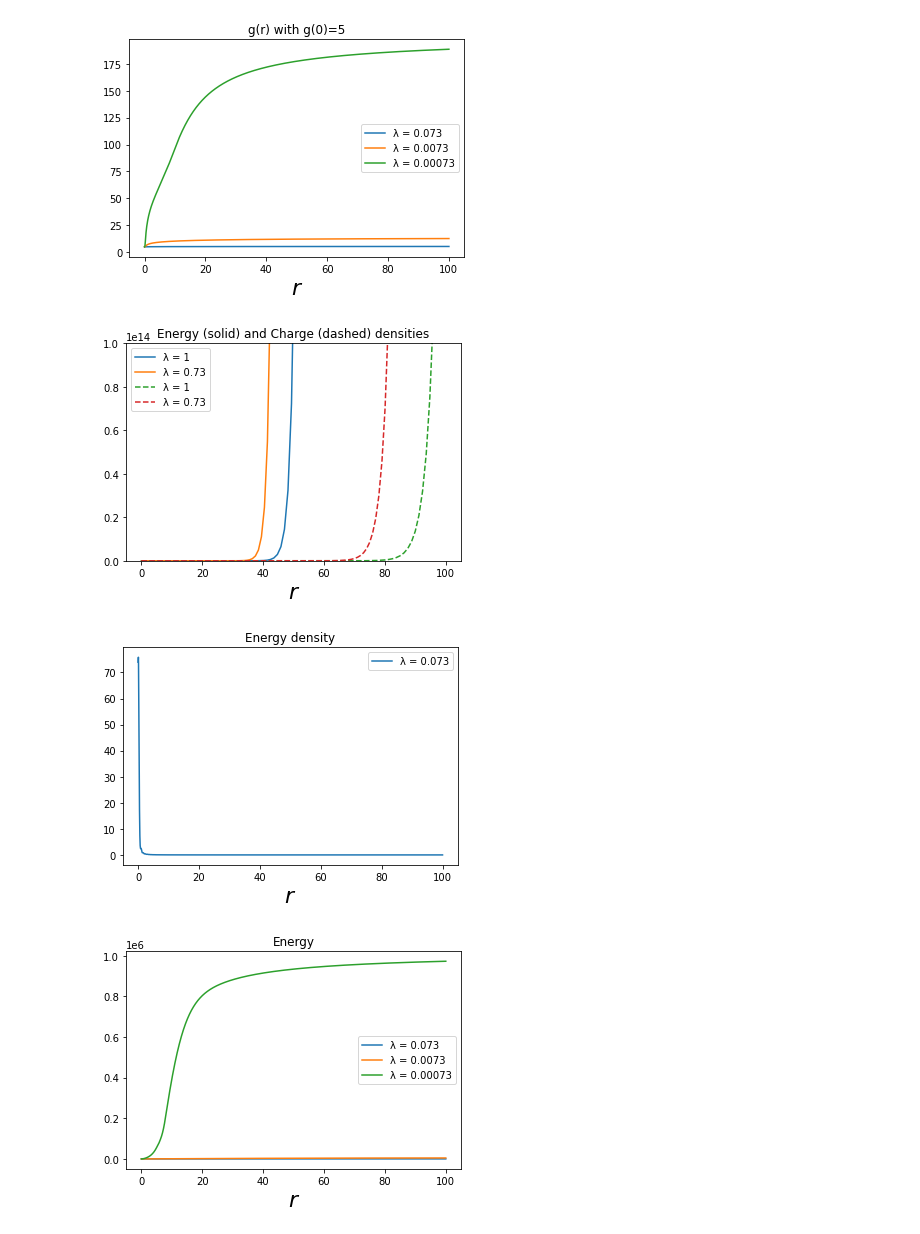
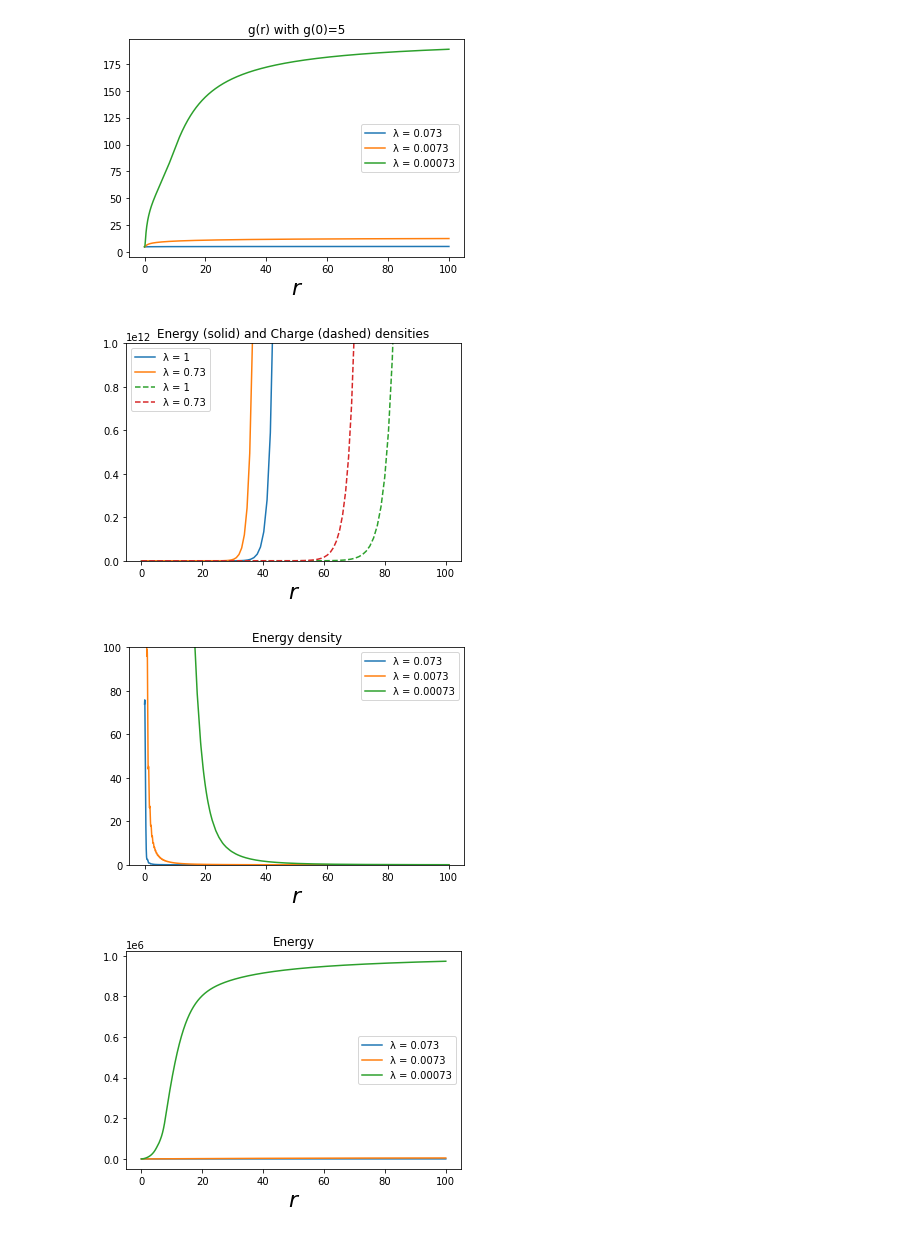
Before and after one commit to SumeetChougule/Skyrme-Q-balls, a Jupyter notebook: notebooks/Num_sol.ipynb, the cells around one changed output. Cells and saved outputs as stored; diff of their text form; code cells hidden in the pictures.

```diff
--- a/notebooks/Num_sol.ipynb
+++ b/notebooks/Num_sol.ipynb
@@ -123,26 +116,26 @@ plt.plot(Q1.rn, Q1.QD(), '--', label = 'λ = 1',)
 plt.plot(Q2.rn, Q2.QD(), '--', label = 'λ = 0.73')
 plt.xlabel('$r$', fontsize=22)
 #plt.xlim([.0, 40])
-plt.ylim([.0, 1e14])
+plt.ylim([.0, 1e12])
 plt.title('Energy (solid) and Charge (dashed) densities')
 plt.legend(loc='best')
 #plt.show()
-plt.savefig('div_dens.png', dpi =150)
+plt.savefig('div_dens.png', dpi =1000)
 # %% [output]
-[figure, old version]
+[figure, new version]
 # %%
 plt.plot(Q3.rn, Q3.ED(), label = 'λ = 0.073')
-#plt.plot(Q4.rn, Q4.ED(), label = 'λ = 0.0073')
-#plt.plot(Q5.rn, Q5.ED(), label = 'λ = 0.00073')
+plt.plot(Q4.rn, Q4.ED(), label = 'λ = 0.0073')
+plt.plot(Q5.rn, Q5.ED(), label = 'λ = 0.00073')
 plt.xlabel('$r$', fontsize=22)
 #plt.xlim([-1, 40])
-#plt.ylim([.0, 1e3])
+plt.ylim([.0, 1e2])
 plt.title('Energy density')
 plt.legend(loc='best')
-plt.show()
-#plt.savefig('E_dens.png', dpi =150)
+#plt.show()
+plt.savefig('E_dens.png', dpi =1000)
 # %% [output]
-[figure, old version]
+[figure, new version]
 # %%
 plt.plot(Q3.rn, Q3.E(), label = 'λ = 0.073')
 plt.plot(Q4.rn, Q4.E(), label = 'λ = 0.0073')
```
Also changed, not shown: parts of 21 cells of this notebook.
